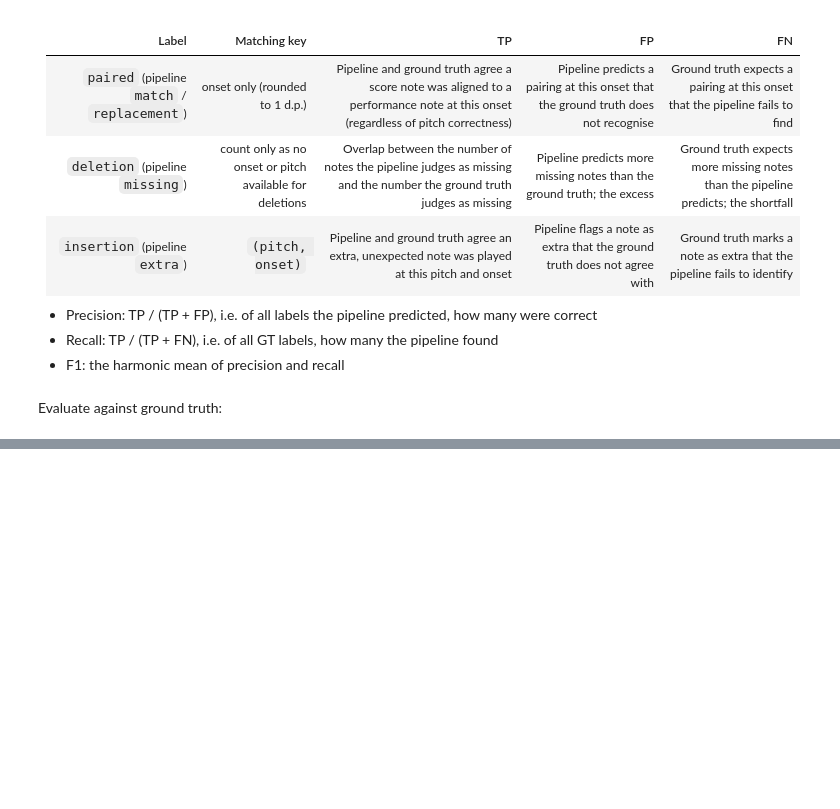
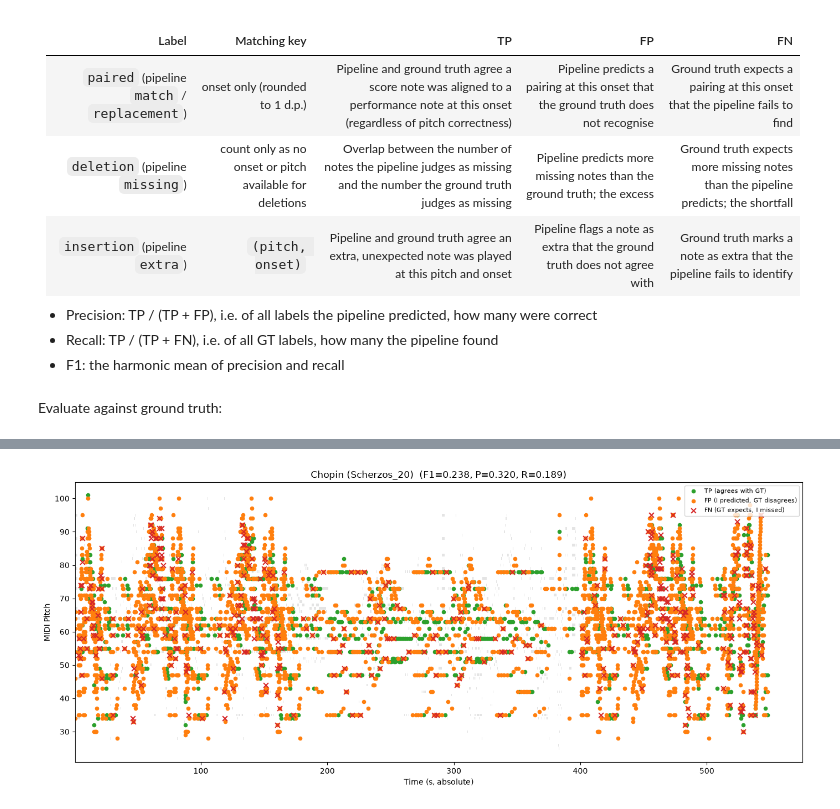
Before and after one commit to lambda-feedback/compareMusic, a Jupyter notebook: notebooks/Alignment_on_ASAPdataset.ipynb, the cells around one changed output, grey strips where cells are left out. Drawn from its saved outputs; the diff is of its cells as text; code cells hidden in the pictures; blank space fills up the shorter version.

```diff
--- a/notebooks/Alignment_on_ASAPdataset.ipynb
+++ b/notebooks/Alignment_on_ASAPdataset.ipynb
@@ -616,0 +685,4 @@ Mean F1 : 0.8502
+# %%
+N_WORST = 5
+worst_df = df_eval.sort_values("F1").head(N_WORST)
+worst_df
@@ -616,0 +696,89 @@ Mean F1 : 0.8502
+# %%
+import matplotlib.pyplot as plt
+
+for _, row in worst_df.iterrows():
+    result = all_results[row["ResultIndex"]]
+    onset_offset = result["response_onset_offset"]
+
+    # ---- Reload ground truth and my_pairs for this piece ----
+    tsv_path = os.path.join(ASAP_PATH, result["metadata_row"].get("note_alignments", "").strip())
+    ground_truth = load_ground_truth(tsv_path)
+    my_pairs = convert_pipeline_output(
+        result["event_details"],
+        result["response_events_normalized"],
+        result["ref_events_normalized"],
+    )
+
+    # ---- Build GT lookup counters for tagging TP vs FP ----
+    gt_paired = Counter(
+        (int(r["pitch"]), round(float(r["onset"]), 1))
+        for r in ground_truth if r["label"] == "paired"
+    )
+    gt_insertion = Counter(
+        (int(r["pitch"]), round(float(r["onset"]), 1))
+        for r in ground_truth if r["label"] == "insertion"
+    )
+
+    # ---- Tag each of my paired/insertion notes as TP or FP ----
+    seen_paired = Counter()
+    seen_insertion = Counter()
+    tp_x, tp_y = [], []
+    fp_x, fp_y = [], []
+
+    for pair in my_pairs:
+        if pair["onset"] is None:
+            continue  # deletions have no note position to plot
+        absolute_onset = pair["onset"] + onset_offset
+        key = (int(pair["pitch"]), round(float(absolute_onset), 1))
+
+        if pair["label"] == "paired":
+            seen_paired[key] = seen_paired[key] + 1
+            is_tp = seen_paired[key] <= gt_paired[key]
+        else:
+            seen_insertion[key] = seen_insertion[key] + 1
+            is_tp = seen_insertion[key] <= gt_insertion[key]
+
+        if is_tp:
+            tp_x.append(absolute_onset); tp_y.append(pair["pitch"])
+        else:
+            fp_x.append(absolute_onset); fp_y.append(pair["pitch"])
+
+    # ---- Find FN: GT paired/insertion notes my pipeline never produced ----
+    my_paired_counter = Counter(
+        (int(p["pitch"]), round(float(p["onset"] + onset_offset), 1))
+        for p in my_pairs if p["label"] == "paired" and p["onset"] is not None
+    )
+    my_insertion_counter = Counter(
+        (int(p["pitch"]), round(float(p["onset"] + onset_offset), 1))
+        for p in my_pairs if p["label"] == "insertion" and p["onset"] is not None
+    )
+    fn_x, fn_y = [], []
+    for r in ground_truth:
+        if r["label"] in ("paired", "insertion") and r["onset"] is not None:
+            key = (int(r["pitch"]), round(float(r["onset"]), 1))
+            found = my_paired_counter[key] + my_insertion_counter[key]
+            expected = gt_paired[key] + gt_insertion[key] if r["label"] == "paired" else gt_insertion[key]
+            # crude check: if GT count for this key exceeds what I produced, it's an FN instance
+            if found < (gt_paired[key] if r["label"] == "paired" else gt_insertion[key]):
+                fn_x.append(r["onset"]); fn_y.append(r["pitch"])
+
+    # ---- Plot: piano roll of reference vs response, overlaid with TP/FP/FN ----
+    fig, ax = plt.subplots(figsize=(14, 6))
+
+    for ev in result["ref_events_normalized"]:
+        for note in ev["notes"]:
+            ax.barh(note["pitch"], note["duration"], left=note["start"] + onset_offset,
+                    height=0.8, color="lightgray", alpha=0.6)
+
+    ax.scatter(tp_x, tp_y, color="tab:green", s=20, label="TP (agrees with GT)")
+    ax.scatter(fp_x, fp_y, color="tab:orange", s=20, label="FP (I predicted, GT disagrees)")
+    ax.scatter(fn_x, fn_y, color="tab:red", marker="x", s=40, label="FN (GT expects, I missed)")
+
+    ax.set_title(row["Piece"] + f"  (F1={row['F1']:.3f}, P={row['Precision']:.3f}, R={row['Recall']:.3f})")
+    ax.set_xlabel("Time (s, absolute)")
+    ax.set_ylabel("MIDI Pitch")
+    ax.legend(loc="upper right", fontsize=8)
+    plt.tight_layout()
+    plt.show()
+# %% [output]
+[figure, added]
```
Also changed, not shown: parts of 13 cells of this notebook, 1 other file.
